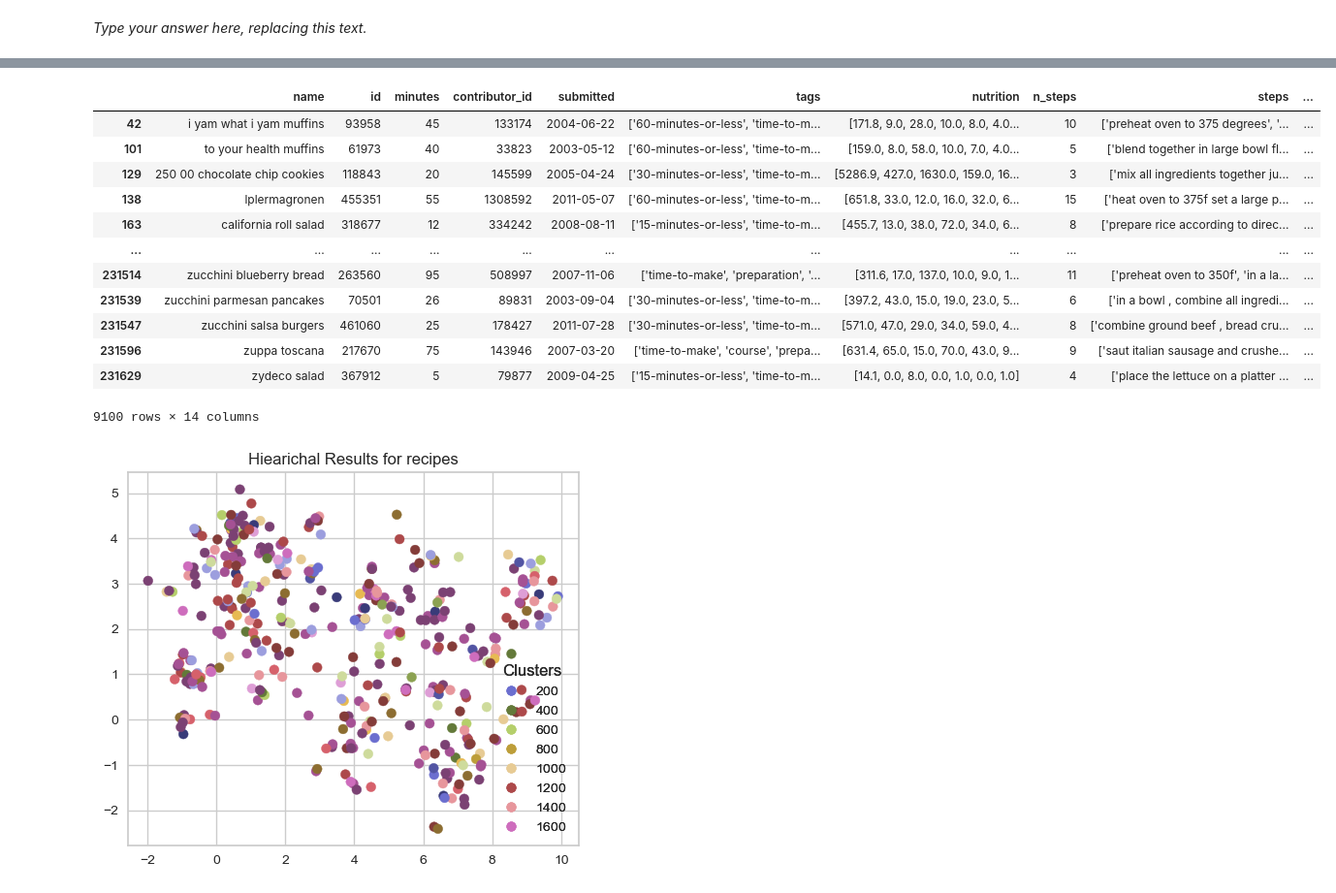
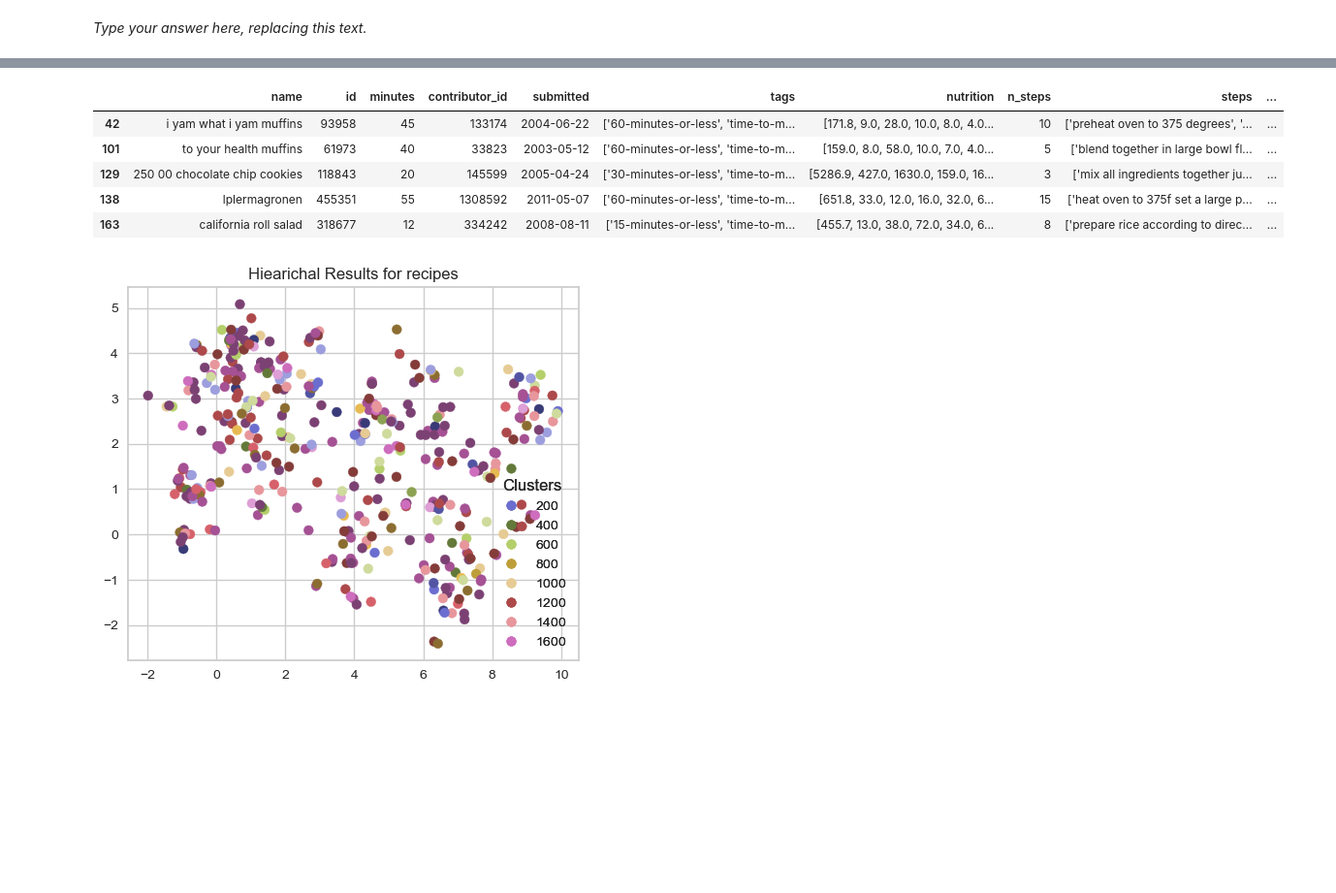
Before and after one commit to Hanson-Sun/cpsc330-hw6, a Jupyter notebook: hw6.ipynb, the cells around one changed output, grey strips where cells are left out. Shown at 97% size. Cells and saved outputs as stored; diff of their text form; code cells hidden in the pictures; blank space fills up the shorter version.

```diff
--- a/hw6.ipynb
+++ b/hw6.ipynb
@@ -975,22 +994,22 @@ _Type your answer here, replacing this text._
 from sklearn.model_selection import ParameterGrid
 from yellowbrick.cluster import SilhouetteVisualizer
 from sklearn.metrics import silhouette_score
+from sklearn.model_selection import RandomizedSearchCV
+from sklearn.metrics import make_scorer
+from scipy.stats import uniform, randint
 
 param_dist = {
-    'eps': np.linspace(1, 10, 5),
-    'min_samples': np.arange(1, 50, 10)
+    'eps': uniform(0.1, 10),
+    'min_samples': randint(1, 50)
 }
 
-dbscan = DBSCAN()
-
-#This takes a million years (20 minutes) to run for just 1 single iteration of DBSCAN.
 random_search = RandomizedSearchCV(
-    dbscan,
+    DBSCAN(metric='cosine'),
     param_distributions=param_dist,
-    n_iter=10,
-    scoring='silhouette_score',
+    n_iter=50,
+    scoring=silhouette_scorer,
     n_jobs=-1,
-    cv=1
+    cv=3
 )
 
 random_search.fit(emb_recipe_df)
@@ -999,11 +1018,3 @@ best_params = random_search.best_params_
 best_score = random_search.best_score_
 print(f"Best Parameters: {best_params}")
 print(f"Best Silhouette Score: {best_score:.2f}")
-
-best_dbscan = DBSCAN(eps=best_params['eps'], min_samples=best_params['min_samples'])
-visualizer = SilhouetteVisualizer(best_dbscan, colors="yellowbrick")
-visualizer.fit(X)
-visualizer.show()
-
-silhouette_score = visualizer.silhouette_score_
-print(f"Silhouette Score: {silhouette_score:.2f}")
@@ -1010,3 +1023,7 @@ print(f"Silhouette Score: {silhouette_score:.2f}")
-# %%
-recipes_df["emb_dbscan"] = best_dbscan
-recipes_df
+# %%
+best_dbscan = random_search.best_estimator_
+dbscan_clusters = best_dbscan.labels_
+recipes_df["emb_dbscan"] = dbscan_clusters
+
+silhouette_score = silhouette_score(emb_recipe_df, dbscan_clusters)
+print(f"Silhouette Score: {silhouette_score:.2f}")
@@ -1053,21 +1119,14 @@ plt.show()
 hier_emb_labels_recipes = fcluster(dendro, 0.5, criterion='distance')
 # %%
 recipes_df["emb_hierarchical"] = hier_emb_labels_recipes
-recipes_df
+recipes_df.head()
 # %% [output]
 |  | name | id | minutes | contributor_id | submitted | tags | nutrition | n_steps | steps | ... |
 | 42 | i yam what i yam muffins | 93958 | 45 | 133174 | 2004-06-22 | ['60-minutes-or-less', 'time-to-m... | [171.8, 9.0, 28.0, 10.0, 8.0, 4.0... | 10 | ['preheat oven to 375 degrees', '... | ... |
 | 101 | to your health muffins | 61973 | 40 | 33823 | 2003-05-12 | ['60-minutes-or-less', 'time-to-m... | [159.0, 8.0, 58.0, 10.0, 7.0, 4.0... | 5 | ['blend together in large bowl fl... | ... |
 | 129 | 250 00 chocolate chip cookies | 118843 | 20 | 145599 | 2005-04-24 | ['30-minutes-or-less', 'time-to-m... | [5286.9, 427.0, 1630.0, 159.0, 16... | 3 | ['mix all ingredients together ju... | ... |
 | 138 | lplermagronen | 455351 | 55 | 1308592 | 2011-05-07 | ['60-minutes-or-less', 'time-to-m... | [651.8, 33.0, 12.0, 16.0, 32.0, 6... | 15 | ['heat oven to 375f set a large p... | ... |
 | 163 | california roll salad | 318677 | 12 | 334242 | 2008-08-11 | ['15-minutes-or-less', 'time-to-m... | [455.7, 13.0, 38.0, 72.0, 34.0, 6... | 8 | ['prepare rice according to direc... | ... |
-| ... | ... | ... | ... | ... | ... | ... | ... | ... | ... | ... |
-| 231514 | zucchini blueberry bread | 263560 | 95 | 508997 | 2007-11-06 | ['time-to-make', 'preparation', '... | [311.6, 17.0, 137.0, 10.0, 9.0, 1... | 11 | ['preheat oven to 350f', 'in a la... | ... |
-| 231539 | zucchini parmesan pancakes | 70501 | 26 | 89831 | 2003-09-04 | ['30-minutes-or-less', 'time-to-m... | [397.2, 43.0, 15.0, 19.0, 23.0, 5... | 6 | ['in a bowl , combine all ingredi... | ... |
-| 231547 | zucchini salsa burgers | 461060 | 25 | 178427 | 2011-07-28 | ['30-minutes-or-less', 'time-to-m... | [571.0, 47.0, 29.0, 34.0, 59.0, 4... | 8 | ['combine ground beef , bread cru... | ... |
-| 231596 | zuppa toscana | 217670 | 75 | 143946 | 2007-03-20 | ['time-to-make', 'course', 'prepa... | [631.4, 65.0, 15.0, 70.0, 43.0, 9... | 9 | ['saut italian sausage and crushe... | ... |
-| 231629 | zydeco salad | 367912 | 5 | 79877 | 2009-04-25 | ['15-minutes-or-less', 'time-to-m... | [14.1, 0.0, 8.0, 0.0, 1.0, 0.0, 1.0] | 4 | ['place the lettuce on a platter ... | ... |
-9100 rows × 14 columns
 # %%
 plot_umap_clusters(
     emb_recipe_df,
```
Also changed, not shown: parts of 23 cells of this notebook, 1 other file.
